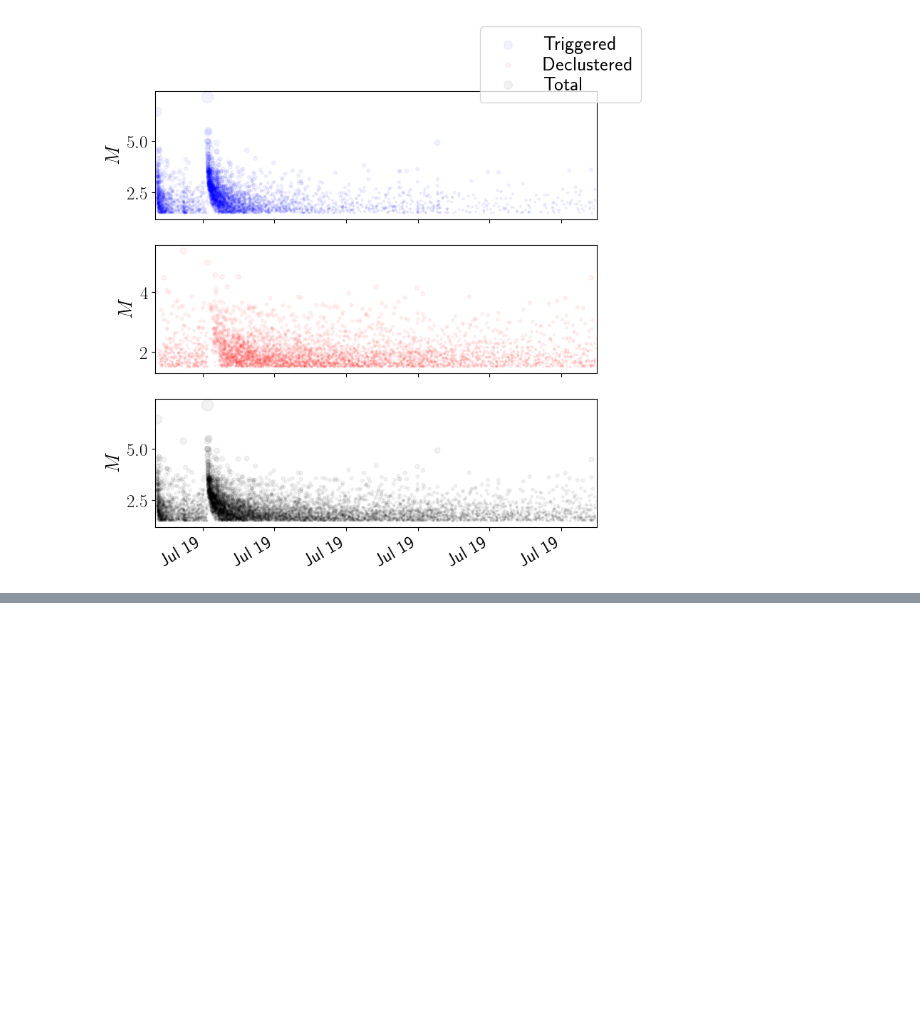
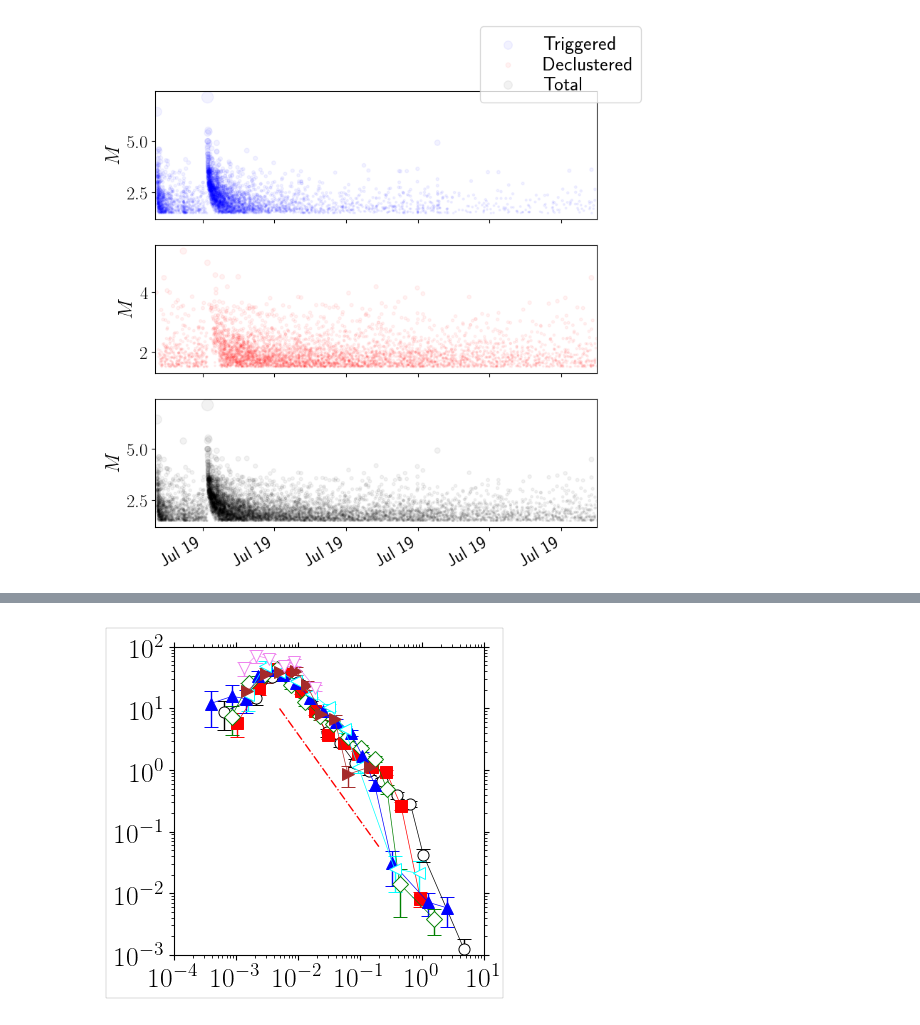
Before and after one commit to kkarimi62/Swarm, a Jupyter notebook: RidgeCrest2019_recovered.ipynb, the cells around one changed output, grey strips where cells are left out. Drawn from its saved outputs; the diff is of its cells as text; code cells hidden in the pictures; blank space fills up the shorter version.

```diff
--- a/RidgeCrest2019_recovered.ipynb
+++ b/RidgeCrest2019_recovered.ipynb
@@ -3220,7 +3331,7 @@ def returnCMtoInch(x,y):
 
 fig, ax = plt.subplots(figsize=(4,4))
 sigma=alpha
-ax.axis([1/(200/5e-2),1,5e-2,200])
+ax.axis([10/(100/1e-3),10,1e-3,100])
 ax.loglog()
 
 #--- add major xticks
@@ -3239,8 +3350,8 @@ ax.xaxis.set_minor_formatter(matplotlib.ticker.NullFormatter())
 
 xdata = []
 ydata = []
-colors = ['black','red','green','blue','cyan','brown','grey']
-fillstyles=['white',None,'white',None,'white',None,'white',None]
+colors = ['black','red','green','blue','cyan','brown','violet','magenta','orange','yellow']
+fillstyles=['white',None,'white',None,'white',None,'white',None,'white',None,'white',None,'white',None,'white',None]
 markers=['o','s','D','^','<','>','v']
 assert len(colors) >= len(X)
 for key,col,mk,fl in zip(X,colors,markers,fillstyles):
@@ -3264,33 +3375,35 @@ ax.plot([5e-3,.2],[10, 10* (.2/5e-3)**nu],'r-.',linewidth=1)
 
 ##--- rescaled by r^-\nu
 #nu = 2.8
 #plt.xscale('log')
 #plt.yscale('log')
 #plt.xlabel(r'$R$')
 #plt.ylabel(r'$P(R)\times R^{%s}$'%nu)
 ##plt.ylabel(r'$\lambda(t) \times t^p$')
 
 #KEYS=X.keys()
 #KEYS.sort()
 #for key, index in zip(KEYS,xrange(100)):
 ##    if key < 3:
 ##        continue
 #    x_new = X[key]/10**(alpha*m_mean[key])
 #    y_new = rho_dict[key]*10**(alpha*m_mean[key])
 #    y2_new = Err[key]*10**(alpha*m_mean[key])
 #    plt.errorbar(x_new,
 #                 y_new*x_new**nu,
 #                 yerr=y2_new*x_new**nu,
 #                 fmt='-o', markersize=8
 #                )
 
 
 
 DrawFrame(ax, (0.22,0.06),(0.14,0.06),0.1,LOG_X=True,LOG_Y=True)
 
 
 #plt.tight_layout()
 plt.savefig('%s/rho_r.png'%DIR_OUTPT_figs,dpi=300,bbox_inches='tight')
+# %% [output]
+[figure, added]
 # %%
 #--- density plots: rho(r) (paper version 2nd)
 
```
Also changed, not shown: parts of 25 cells of this notebook, 11 other files.
